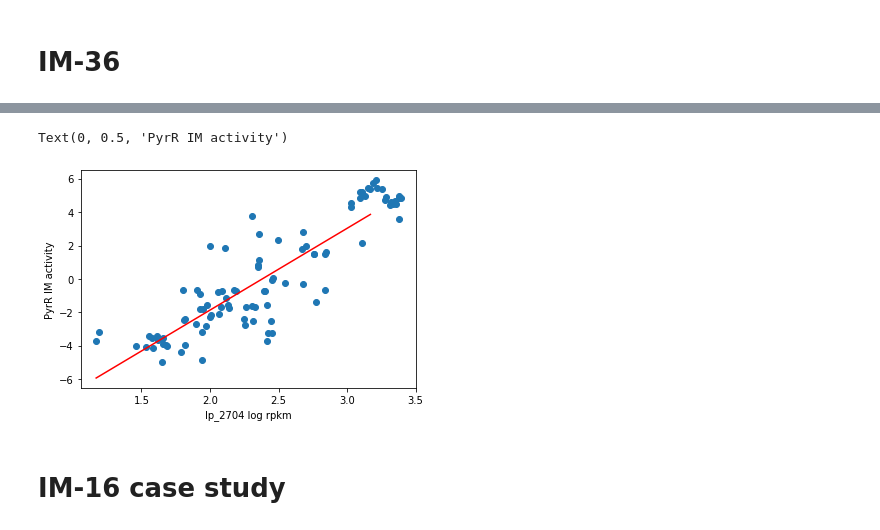
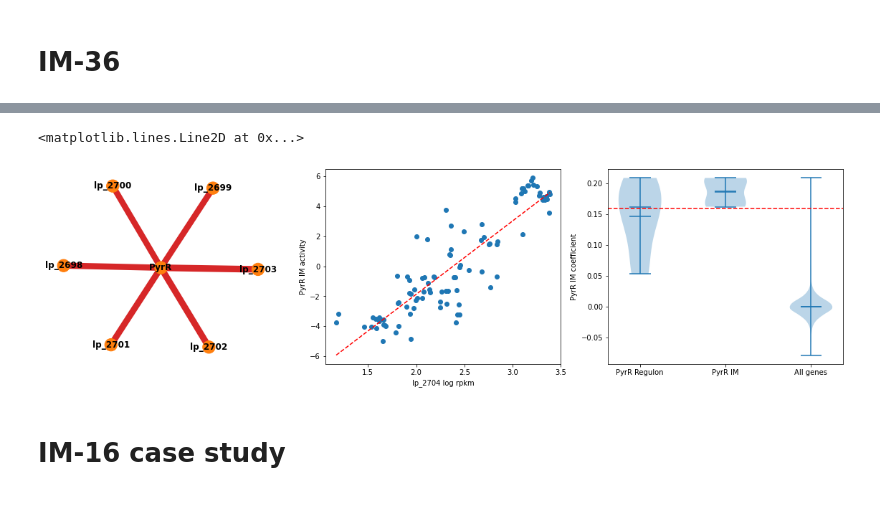
Before and after one commit to SizheQiu/LPiModulons, a Jupyter notebook: workflow/I-modulon_casestudy.ipynb, the cells around one changed output, grey strips where cells are left out. Drawn from its saved outputs; the diff is of its cells as text; code cells hidden in the pictures.

```diff
--- a/workflow/I-modulon_casestudy.ipynb
+++ b/workflow/I-modulon_casestudy.ipynb
@@ -136,13 +162,30 @@ Text(0, 0.5, 'Density(%)')
-# %%
-plt.scatter(log_rpkm.loc['lp_2704'],A.loc[36] )
-popt, pcov = curve_fit(func, log_rpkm.loc['lp_2704'],A.loc[36] )
-x = np.arange(min(log_rpkm.loc['lp_2704']), max(log_rpkm.loc['lp_2704']) )
-plt.plot(x, popt[0]*x+popt[1], color='r')
-plt.xlabel('lp_2704 log rpkm')
-plt.ylabel('PyrR IM activity')
-# %% [output]
-Text(0, 0.5, 'PyrR IM activity')
-[figure, removed]
+# %%
+fig, axs = plt.subplots(1,3,figsize=(20,5))
+im36_corr = get_sigcorr('lp_2704', IMs['36'], log_rpkm, 'PyrR' )
+nodecolors = [ im36_corr.nodes.get(v)['color']for v in im36_corr.nodes]
+edgecolors = [im36_corr[u][v]['edgecolor'] for u,v in im36_corr.edges]
+weights = [im36_corr[u][v]['weight'] for u,v in im36_corr.edges]
+nx.draw(im36_corr,with_labels = True,node_color=nodecolors,font_weight='bold',
+            edge_color=edgecolors, width=weights, ax= axs[0])
+
+
+axs[1].scatter(log_rpkm.loc['lp_2704'],A.loc[36] )
+popt, pcov = curve_fit(func, log_rpkm.loc['lp_2704'],A.loc[36] )
+x = np.linspace(min(log_rpkm.loc['lp_2704']), max(log_rpkm.loc['lp_2704']) )
+axs[1].plot(x, popt[0]*x+popt[1], color='r', linestyle='--')
+axs[1].set_xlabel('lp_2704 log rpkm')
+axs[1].set_ylabel('PyrR IM activity')
+
+
+axs[2].violinplot( [ S['36'][ regulons['PyrR'] ], S['36'][ IMs['36'] ],S['36']  ],
+                  showmeans= True, showmedians=True);
+labels=['PyrR Regulon', 'PyrR IM','All genes']
+axs[2].set_xticks(np.arange(1, len(labels) + 1), labels=labels)
+axs[2].set_ylabel('PyrR IM coefficient')
+axs[2].axhline(y=IM_thersholds['36'], color='r',linestyle='--')
+# %% [output]
+<matplotlib.lines.Line2D at 0x...>
+[figure, added]
 # %% [markdown]
 # IM-16 case study
 # %%
```
Also changed, not shown: parts of 11 cells of this notebook, 10 other files.
